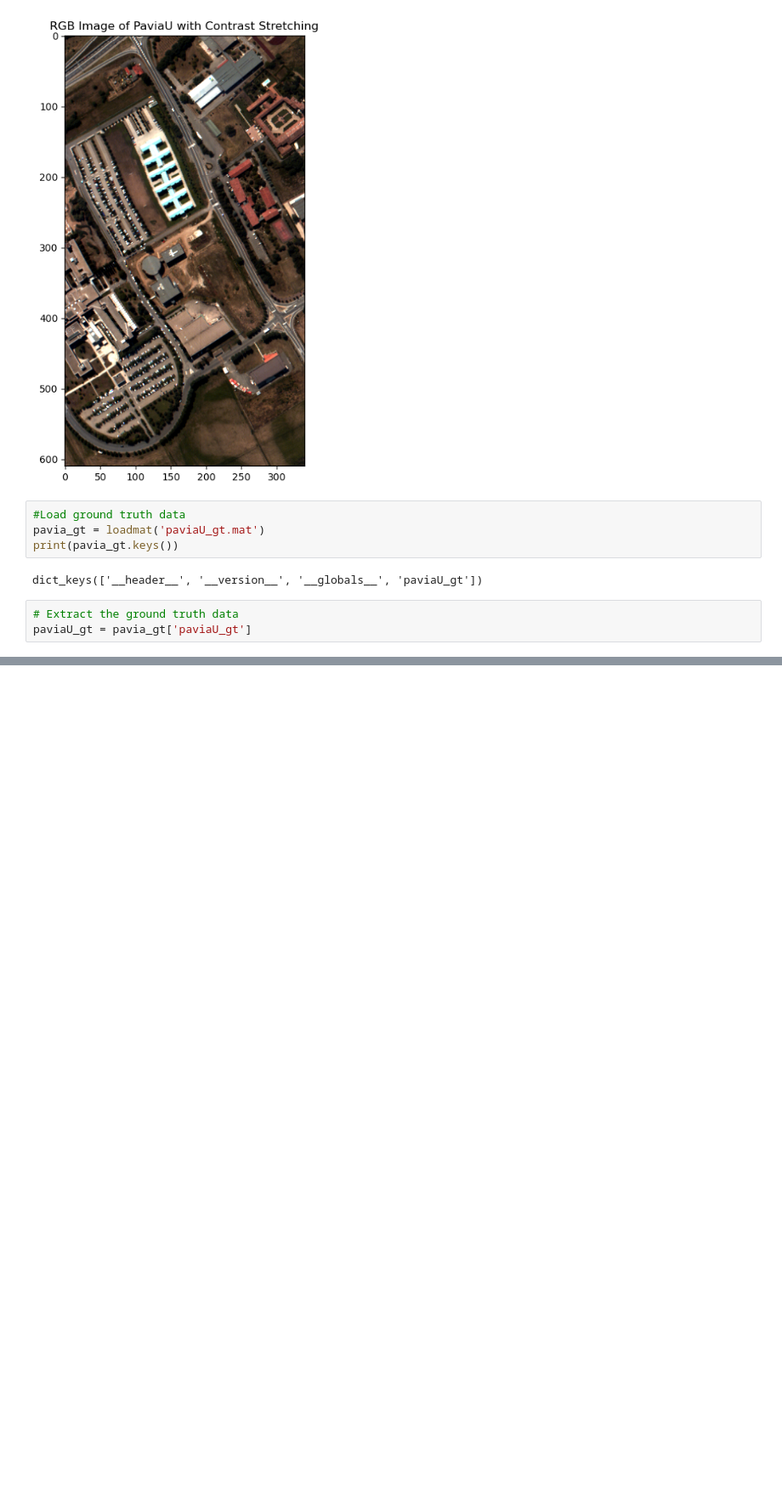
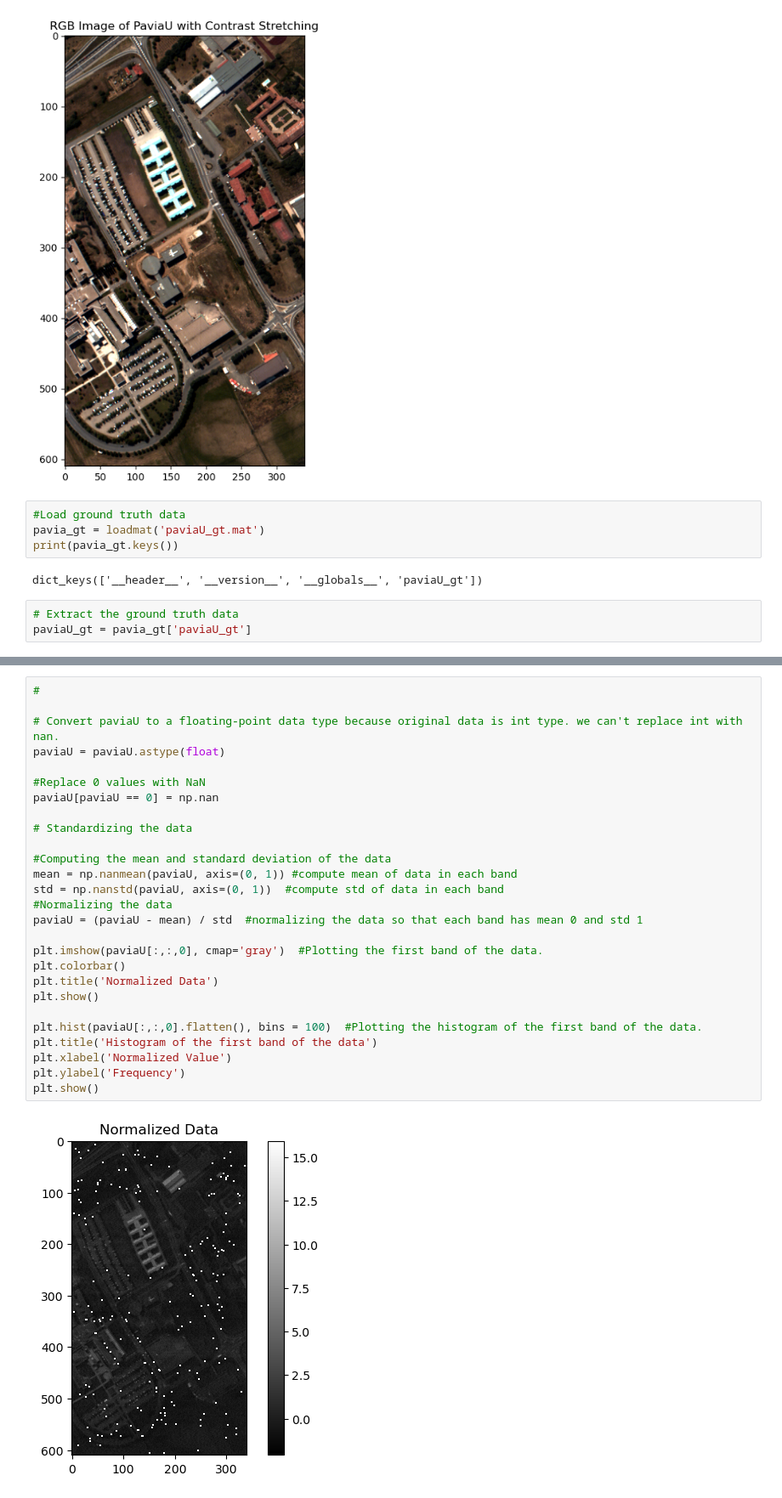
Before and after one commit to SagarLekhak/IMG_689_Graduate_Special_Topics, a Jupyter notebook: ml_2/hw_3.ipynb, the cells around one changed output, grey strips where cells are left out. Shown at 85% size. Saved outputs shown, nothing was run; the diff lists cells and outputs as text; blank space fills up the shorter version.

```diff
--- a/ml_2/hw_3.ipynb
+++ b/ml_2/hw_3.ipynb
@@ -224,0 +194,29 @@ plt.colorbar()
+# %%
+#
+
+# Convert paviaU to a floating-point data type because original data is int type. we can't replace int with nan.
+paviaU = paviaU.astype(float)
+
+#Replace 0 values with NaN
+paviaU[paviaU == 0] = np.nan
+
+# Standardizing the data
+
+#Computing the mean and standard deviation of the data
+mean = np.nanmean(paviaU, axis=(0, 1)) #compute mean of data in each band
+std = np.nanstd(paviaU, axis=(0, 1))  #compute std of data in each band
+#Normalizing the data
+paviaU = (paviaU - mean) / std  #normalizing the data so that each band has mean 0 and std 1
+
+plt.imshow(paviaU[:,:,0], cmap='gray')  #Plotting the first band of the data.
+plt.colorbar()
+plt.title('Normalized Data')
+plt.show()
+
+plt.hist(paviaU[:,:,0].flatten(), bins = 100)  #Plotting the histogram of the first band of the data.
+plt.title('Histogram of the first band of the data')
+plt.xlabel('Normalized Value')
+plt.ylabel('Frequency')
+plt.show()
+# %% [output]
+[figure, added]
```
Also changed, not shown: parts of 35 cells of this notebook.
